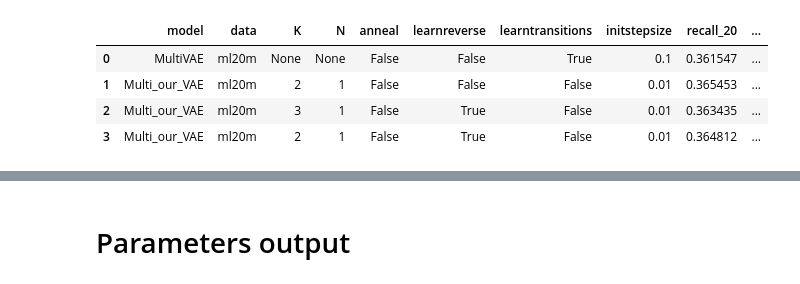
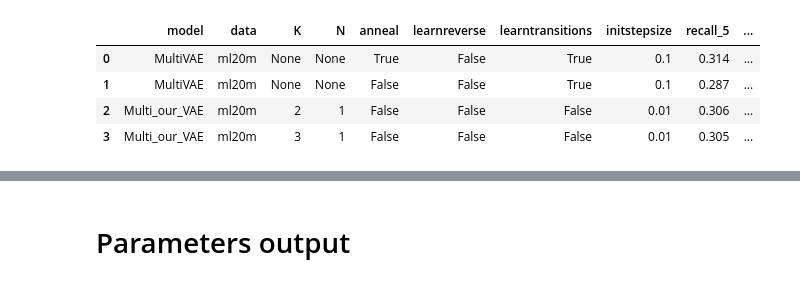
Before and after one commit to nkotelevskii/hmc, a Jupyter notebook: recommender/evaluation.ipynb, the cells around one changed output, grey strips where cells are left out. Cells and saved outputs as stored; diff of their text form; code cells hidden in the pictures.

Commit message:
minor bug fixed for annealing

```diff
--- a/recommender/evaluation.ipynb
+++ b/recommender/evaluation.ipynb
@@ -206,7 +206,7 @@ def load_model(path, device):
 
     return model
 # %%
-resulting_dict = {'model': [], 'data': [], 'K': [], 'N': [], 'anneal': [], 'learnreverse': [], 'learntransitions': [], 'initstepsize': [],  'data': [], 'recall_20': [], 'recall_50': [], 'recall_100': [], 'ndcg_20': [], 'ndcg_50': [], 'ndcg_100': []}
+resulting_dict = {'model': [], 'data': [], 'K': [], 'N': [], 'anneal': [], 'learnreverse': [], 'learntransitions': [], 'initstepsize': [],  'data': [], 'recall_5': [], 'recall_10': [], 'recall_20': [], 'recall_50': [], 'recall_100': [], 'ndcg_5': [], 'ndcg_10': [], 'ndcg_20': [], 'ndcg_50': [], 'ndcg_100': []}
 # %%
 # args.data = 'ml20m'
 # dataset = Dataset(args, data_dir='./data/')
@@ -264,3 +219,13 @@ models_list = [
+# %%
+models_list = [
+    [
+        './models/best_model_MultiVAE_data_ml20m_K_None_N_None_learnreverse_False_anneal_True_lrdec_0.001_lrenc_None_learntransitions_True_initstepsize_0.1.pt',
+        './models/best_model_MultiVAE_data_ml20m_K_None_N_None_learnreverse_False_anneal_False_lrdec_0.001_lrenc_None_learntransitions_True_initstepsize_0.1.pt',
+        './models/best_model_Multi_our_VAE_data_ml20m_K_2_N_1_learnreverse_False_anneal_False_lrdec_0.001_lrenc_0.001_learntransitions_False_initstepsize_0.01.pt',
+        './models/best_model_Multi_our_VAE_data_ml20m_K_3_N_1_learnreverse_False_anneal_False_lrdec_0.001_lrenc_0.001_learntransitions_False_initstepsize_0.01.pt',
+    ],
+
+]
 # %%
 pattern_1 = re.compile(r'best_model_(\w*)_data_([\w\d]*)_K_([\d\w]*)_N_([\d\w]*)_learnreverse_(\w*)_anneal_(\w*)_lrdec_([.\d]*)_lrenc_([.\d\w]*)_learntransitions_([\w]*)_initstepsize_([.\d]*)\.pt')
 
@@ -280,9 +245,13 @@ for i, data in enumerate(['ml20m']):#['ml100k', 'ml20m', 'ml25m']):
         resulting_dict['initstepsize'].append(vals[9])
 
         model = load_model(m, device)
+        ndcg_5 = []
+        ndcg_10 = []
         ndcg_20 = []
         ndcg_50 = []
         ndcg_100 = []
+        recall_5 = []
+        recall_10 = []
         recall_20 = []
         recall_50 = []
         recall_100 = []
@@ -294,34 +263,49 @@ for i, data in enumerate(['ml20m']):#['ml100k', 'ml20m', 'ml25m']):
                 X = batch_val[0].cpu().detach().numpy()
                 pred_val = pred_val.cpu().detach().numpy()
                 pred_val[X.nonzero()] = -np.inf
+                ndcg_5.append(NDCG_binary_at_k_batch(pred_val, batch_val[1], k=5))
+                ndcg_10.append(NDCG_binary_at_k_batch(pred_val, batch_val[1], k=10))
                 ndcg_20.append(NDCG_binary_at_k_batch(pred_val, batch_val[1], k=20))
                 ndcg_50.append(NDCG_binary_at_k_batch(pred_val, batch_val[1], k=50))
-                ndcg_100.append(NDCG_binary_at_k_batch(pred_val, batch_val[1]))
+                ndcg_100.append(NDCG_binary_at_k_batch(pred_val, batch_val[1], k=100))
+                recall_5.append(Recall_at_k_batch(pred_val, batch_val[1], k=5))
+                recall_10.append(Recall_at_k_batch(pred_val, batch_val[1], k=10))
                 recall_20.append(Recall_at_k_batch(pred_val, batch_val[1], k=20))
                 recall_50.append(Recall_at_k_batch(pred_val, batch_val[1], k=50))
-                recall_100.append(Recall_at_k_batch(pred_val, batch_val[1]))
+                recall_100.append(Recall_at_k_batch(pred_val, batch_val[1], k=100))
             del out
-
+        ndcg_5_dist = np.concatenate(ndcg_5)
+        ndcg_10_dist = np.concatenate(ndcg_10)
         ndcg_20_dist = np.concatenate(ndcg_20)
         ndcg_50_dist = np.concatenate(ndcg_50)
         ndcg_100_dist = np.concatenate(ndcg_100)
 
+        recall_5_dist = np.concatenate(recall_5)
+        recall_10_dist = np.concatenate(recall_10)
         recall_20_dist = np.concatenate(recall_20)
         recall_50_dist = np.concatenate(recall_50)
         recall_100_dist = np.concatenate(recall_100)
 
+        current_ndcg_5 = ndcg_5_dist.mean()
+        current_ndcg_10 = ndcg_10_dist.mean()
         current_ndcg_20 = ndcg_20_dist.mean()
         current_ndcg_50 = ndcg_50_dist.mean()
         current_ndcg_100 = ndcg_100_dist.mean()
 
+        current_recall_5 = recall_5_dist.mean()
+        current_recall_10 = recall_10_dist.mean()
         current_recall_20 = recall_20_dist.mean()
         current_recall_50 = recall_50_dist.mean()
         current_recall_100 = recall_100_dist.mean()
 
+        resulting_dict['ndcg_5'].append(current_ndcg_5)
+        resulting_dict['ndcg_10'].append(current_ndcg_10)
         resulting_dict['ndcg_20'].append(current_ndcg_20)
         resulting_dict['ndcg_50'].append(current_ndcg_50)
         resulting_dict['ndcg_100'].append(current_ndcg_100)
 
+        resulting_dict['recall_5'].append(current_recall_5)
+        resulting_dict['recall_10'].append(current_recall_10)
         resulting_dict['recall_20'].append(current_recall_20)
         resulting_dict['recall_50'].append(current_recall_50)
         resulting_dict['recall_100'].append(current_recall_100)
@@ -333,14 +317,13 @@ pd.set_option('display.max_colwidth', 100)
 # %%
 df = pd.DataFrame(resulting_dict)
 # df.to_csv('./eval_results_bests.csv', index=False)
-# df[df['model']!='Multi_ourHoffman_VAE'][df['model']!='MultiDAE'].round(3)
-df
+df.round(3)
 # %% [output]
-|  | model | data | K | N | anneal | learnreverse | learntransitions | initstepsize | recall_20 | ... |
-| 0 | MultiVAE | ml20m | None | None | False | False | True | 0.1 | 0.361547 | ... |
-| 1 | Multi_our_VAE | ml20m | 2 | 1 | False | False | False | 0.01 | 0.365453 | ... |
-| 2 | Multi_our_VAE | ml20m | 3 | 1 | False | True | False | 0.01 | 0.363435 | ... |
-| 3 | Multi_our_VAE | ml20m | 2 | 1 | False | True | False | 0.01 | 0.364812 | ... |
+|  | model | data | K | N | anneal | learnreverse | learntransitions | initstepsize | recall_5 | ... |
+| 0 | MultiVAE | ml20m | None | None | True | False | True | 0.1 | 0.314 | ... |
+| 1 | MultiVAE | ml20m | None | None | False | False | True | 0.1 | 0.287 | ... |
+| 2 | Multi_our_VAE | ml20m | 2 | 1 | False | False | False | 0.01 | 0.306 | ... |
+| 3 | Multi_our_VAE | ml20m | 3 | 1 | False | False | False | 0.01 | 0.305 | ... |
 # %%
 # df = pd.DataFrame(resulting_dict)
 # # df.to_csv('./eval_results_bests.csv', index=False)
```
Also changed, not shown: parts of 4 cells of this notebook, 2 other files.
